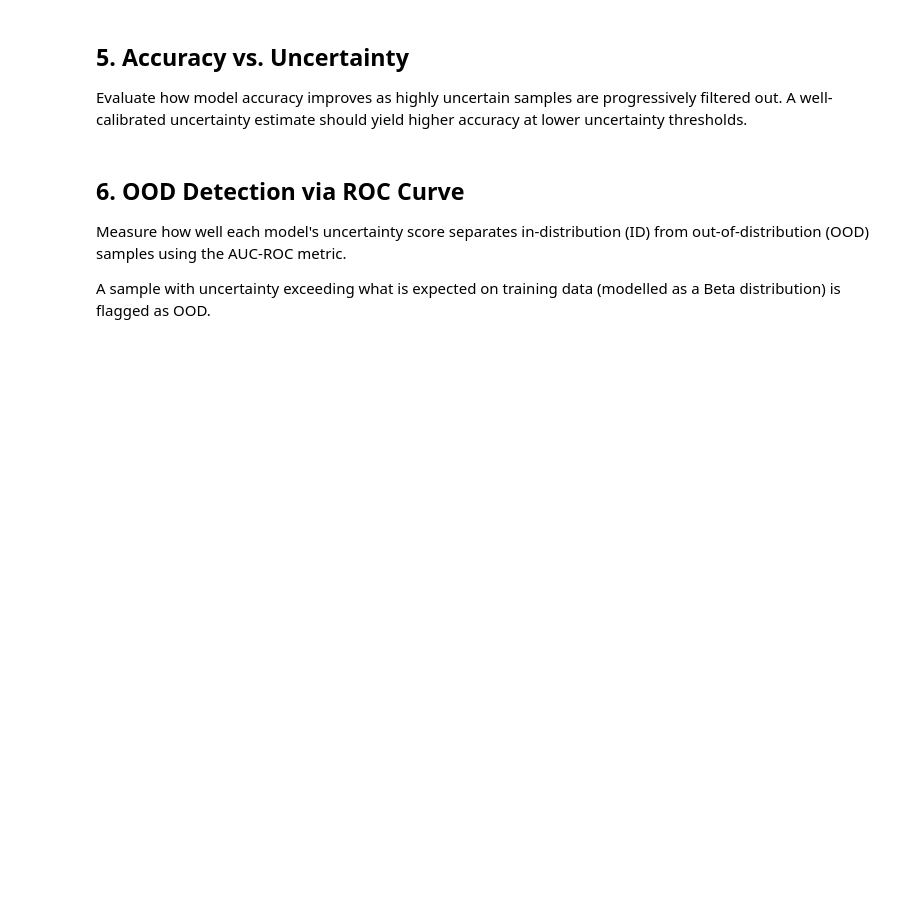
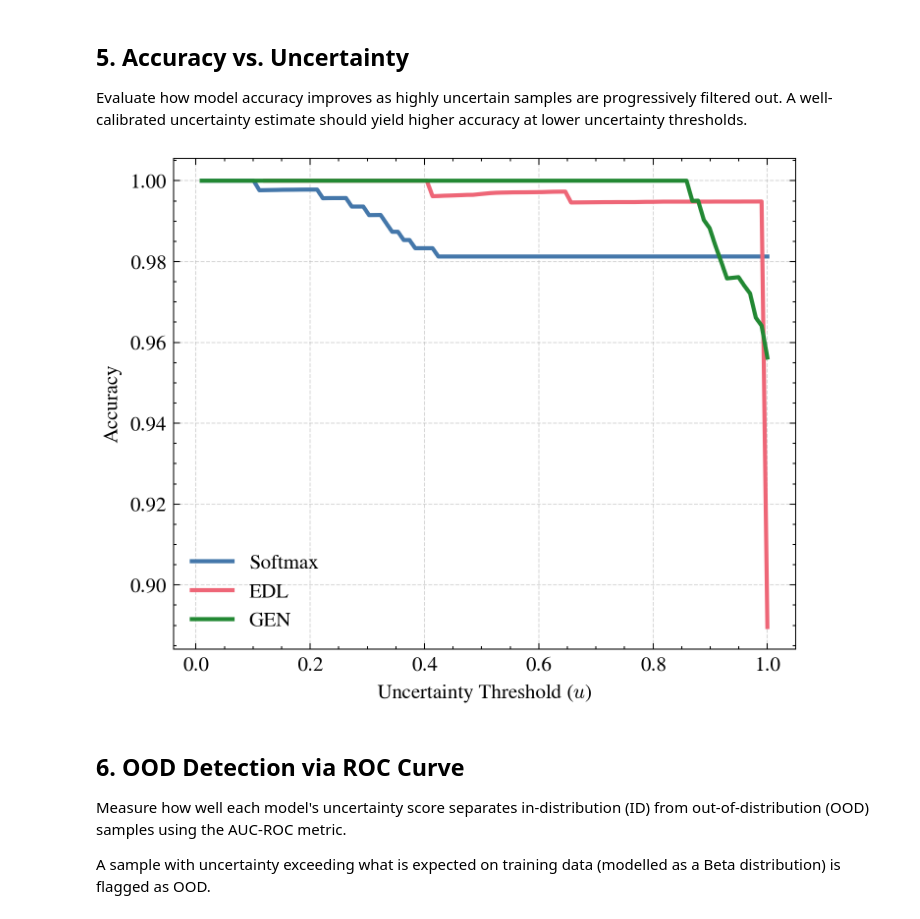
Before and after one commit to LucaCtt/csi-vae, a Jupyter notebook: notebooks/edl.ipynb, the cells around one changed output. Drawn from its saved outputs; the diff is of its cells as text; code cells hidden in the pictures; blank space fills up the shorter version.

```diff
--- a/notebooks/edl.ipynb
+++ b/notebooks/edl.ipynb
@@ -21,7 +21,9 @@ import scienceplots  # noqa: F401
 import torch
 from edl_losses.edl import edl_inference
 from edl_losses.gen import gen_inference
+from scipy.stats import beta as beta_dist
 from sklearn.metrics import auc, roc_curve
+from sklearn.neighbors import KernelDensity
 
 from csi_vae.jobs import JobSettings, dataset, fusion, vae
 from csi_vae.jobs.job import init_rng, make_dataloader
@@ -35,8 +37,10 @@ settings = JobSettings()
 OUT_DIR = Path("../out")
 FUSION_LAUNCH_DIR = OUT_DIR / "fusion"
 PLOTS_DIR = OUT_DIR / "plots"
-EDL_DIR = OUT_DIR / "edl"
+EDL_DIR = OUT_DIR / "edl_old"
 WEIGHTS_DIR = Path("../weights")
+FUSION_WEIGHTS_DIR = WEIGHTS_DIR / "fusion"
+EDL_WEIGHTS_DIR = WEIGHTS_DIR / "edl_old"
 OOD_DATASETS = [
     Path("../") / "dataset" / f"{ds}.h5"
     for ds in ["S1b", "S1c", "S2a", "S2b", "S2c", "S4a", "S4b", "S4c", "S6a", "S6b", "S6c"]
@@ -85,8 +91,7 @@ wi_har_model = fusion.Delayed(
 ).to(DEVICE)
 
 model_path = (
-    WEIGHTS_DIR
-    / "fusion"
+    FUSION_WEIGHTS_DIR
     / f"l{wi_har_results.n_gaussians}"
     / f"t{wi_har_results.trial_number}"
     / f"s{wi_har_results.seed}"
@@ -140,5 +147,5 @@ edl_model = fusion.Delayed(
 )
 edl_model.to(DEVICE)
 edl_model.load_state_dict(
-    torch.load(WEIGHTS_DIR / "edl" / "edl" / f"t{edl_study.best_trial.number}" / "delayed_fusion.pt"),
+    torch.load(EDL_WEIGHTS_DIR / "edl" / f"t{edl_study.best_trial.number}" / "delayed_fusion.pt"),
 )
@@ -156,5 +165,5 @@ gen_model = fusion.Delayed(
     wi_har_results.params["fusion_dropout"],
 ).to(DEVICE)
 gen_model.load_state_dict(
-    torch.load(WEIGHTS_DIR / "edl" / "gen" / f"t{gen_study.best_trial.number}" / "delayed_fusion.pt"),
+    torch.load(EDL_WEIGHTS_DIR / "gen" / f"t{gen_study.best_trial.number}" / "delayed_fusion.pt"),
 )
@@ -175,80 +187,62 @@ def _softmax_inference(logits: torch.Tensor) -> tuple[torch.Tensor, torch.Tensor
 
     return pred, uncertainty, probs
 # %%
-def accuracy_vs_uncertainty(
+@torch.no_grad()
+def compute_uncertainty_accuracy(
     model: torch.nn.Module,
     inference_fn: Callable,
     dataloader: torch.utils.data.DataLoader,
     device: torch.device,
-) -> tuple[np.ndarray, list[float]]:
-    """Compute accuracy vs uncertainty curve for the given model and dataloader.
+) -> tuple[torch.Tensor, torch.Tensor]:
+    """Compute accuracy vs uncertainty curve for the given model and dataloader."""
+    model.eval().to(device)
 
-    Arguments:
-        model (torch.nn.Module): The trained model to evaluate.
-        inference_fn (Callable): A function that takes the model's logits and returns predictions and uncertainties.
-        dataloader (torch.utils.data.DataLoader): DataLoader for the dataset to evaluate on.
-        device (torch.device): The device to run the model on.
+    all_uncertainties: list[torch.Tensor] = []
+    all_correct: list[torch.Tensor] = []
 
-    Returns:
-        tuple: A tuple containing:
-            - np.ndarray: Array of uncertainty thresholds.
-            - list[float]: List of accuracies corresponding to each uncertainty threshold.
+    for x, y in dataloader:
+        with torch.autocast(device_type=device.type, dtype=torch.float16):
+            logits = model(x.to(device))
 
-    """
-    model.eval()
-    all_uncertainties = []
-    all_correct = []
+        pred, uncertainty, _ = inference_fn(logits.float())
 
-    with torch.no_grad():
-        for x, y in dataloader:
-            with torch.autocast(device_type=device.type, dtype=torch.float16):
-                logits = model(x.to(device))
+        all_correct.append((pred == y.to(device)).detach())
+        all_uncertainties.append(uncertainty.detach())
 
-            # Using your edl_inference function
-            pred, uncertainty, _ = inference_fn(logits.float())
+    all_correct_t = torch.cat(all_correct)
+    all_uncertainties_t = torch.cat(all_uncertainties)
 
-            correct = (pred == y.to(device)).cpu().numpy()
-            all_correct.extend(correct)
-            all_uncertainties.extend(uncertainty.cpu().numpy())
+    thresholds = torch.linspace(0.0, 1.0, 100)
+    accuracies = torch.full_like(thresholds, torch.nan, dtype=torch.float32)
 
-    all_correct = np.array(all_correct)
-    all_uncertainties = np.array(all_uncertainties)
-
-    # Define thresholds (from 0.0 to 1.0)
-    thresholds = np.linspace(0, 1, 100)
-    accuracies = []
-
-    for t in thresholds:
-        mask = all_uncertainties <= t
-        if np.any(mask):
-            acc = np.mean(all_correct[mask])
-            accuracies.append(acc)
-        else:
-            accuracies.append(None)
+    for i, t in enumerate(thresholds):
+        mask = all_uncertainties_t <= t
+        if mask.any():
+            accuracies[i] = all_correct_t[mask].float().mean()
 
     return thresholds, accuracies
 
 
-# Collect data
-softmax_thresholds, softmax_accuracies = accuracy_vs_uncertainty(wi_har_model, _softmax_inference, test_dl, DEVICE)
-edl_thresholds, edl_accuracies = accuracy_vs_uncertainty(edl_model, edl_inference, test_dl, DEVICE)
-gen_thresholds, gen_accuracies = accuracy_vs_uncertainty(gen_model, gen_inference, test_dl, DEVICE)
+softmax_thresholds, softmax_accuracies = compute_uncertainty_accuracy(wi_har_model, _softmax_inference, test_dl, DEVICE)
+edl_thresholds, edl_accuracies = compute_uncertainty_accuracy(edl_model, edl_inference, test_dl, DEVICE)
+gen_thresholds, gen_accuracies = compute_uncertainty_accuracy(gen_model, gen_inference, test_dl, DEVICE)
 
 plt.figure(figsize=(5, 4))
 
-# Accuracy Curve
 plt.plot(softmax_thresholds, softmax_accuracies, lw=2, label="Softmax")
 plt.plot(edl_thresholds, edl_accuracies, lw=2, label="EDL")
 plt.plot(gen_thresholds, gen_accuracies, lw=2, label="GEN")
 
 plt.xlabel("Uncertainty Threshold ($u$)")
 plt.ylabel("Accuracy")
 plt.tick_params(axis="y")
 plt.grid(True, linestyle="--", alpha=0.5)
 plt.legend()
 plt.tight_layout()
 plt.savefig(PLOTS_DIR / "edl_thresholds.pdf")
 plt.show()
+# %% [output]
+[figure, added]
 # %% [markdown]
 ## 6. OOD Detection via ROC Curve
 
```
Also changed, not shown: parts of 14 cells of this notebook, 4 other files.
